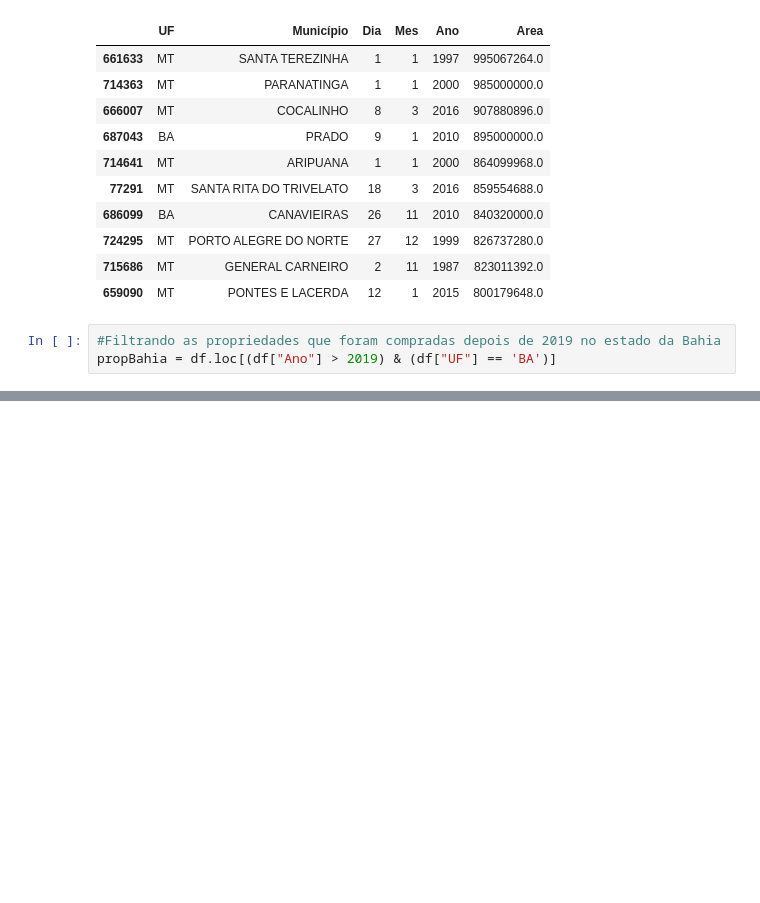
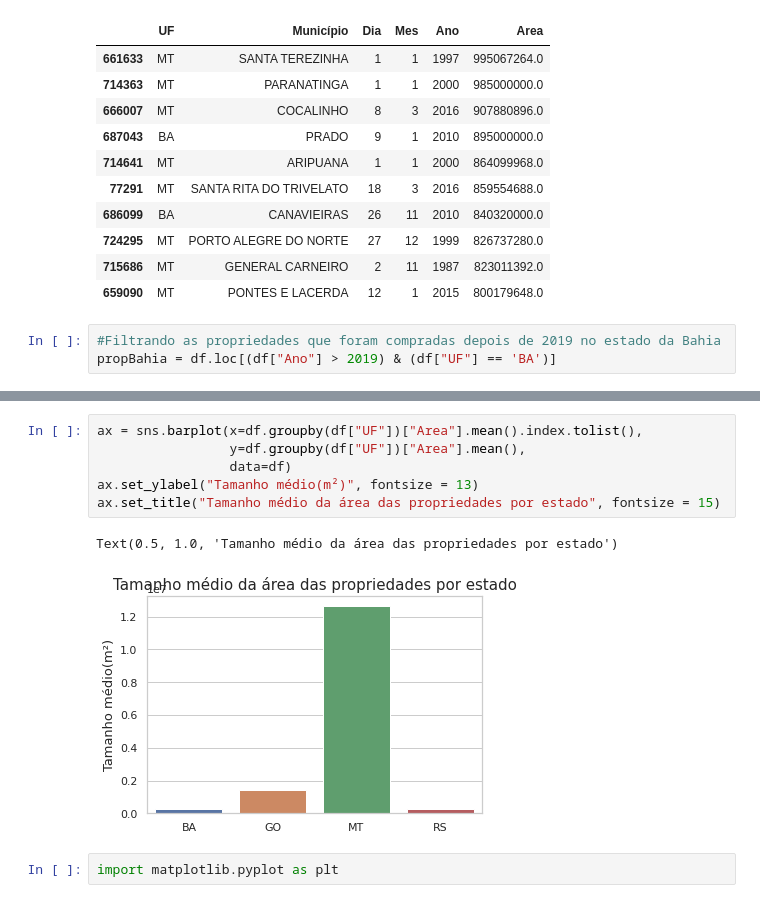
Before and after one commit to VascoMonteiroNeto/analiseDadosComPythonPandas, a Jupyter notebook: Aula_4_e_5_Pandas_VascoMonteiroNeto.ipynb, the cells around one changed output, grey strips where cells are left out. Drawn from its saved outputs; the diff is of its cells as text; blank space fills up the shorter version.

```diff
--- a/Aula_4_e_5_Pandas_VascoMonteiroNeto.ipynb
+++ b/Aula_4_e_5_Pandas_VascoMonteiroNeto.ipynb
@@ -302,0 +334,11 @@ propBahia.sample(20)
+# %%
+ax = sns.barplot(x=df.groupby(df["UF"])["Area"].mean().index.tolist(),
+                 y=df.groupby(df["UF"])["Area"].mean(),
+                 data=df)
+ax.set_ylabel("Tamanho médio(m²)", fontsize = 13)
+ax.set_title("Tamanho médio da área das propriedades por estado", fontsize = 15)
+# %% [output]
+Text(0.5, 1.0, 'Tamanho médio da área das propriedades por estado')
+[figure, added]
+# %%
+import matplotlib.pyplot as plt
```
Also changed, not shown: parts of 8 cells of this notebook.
